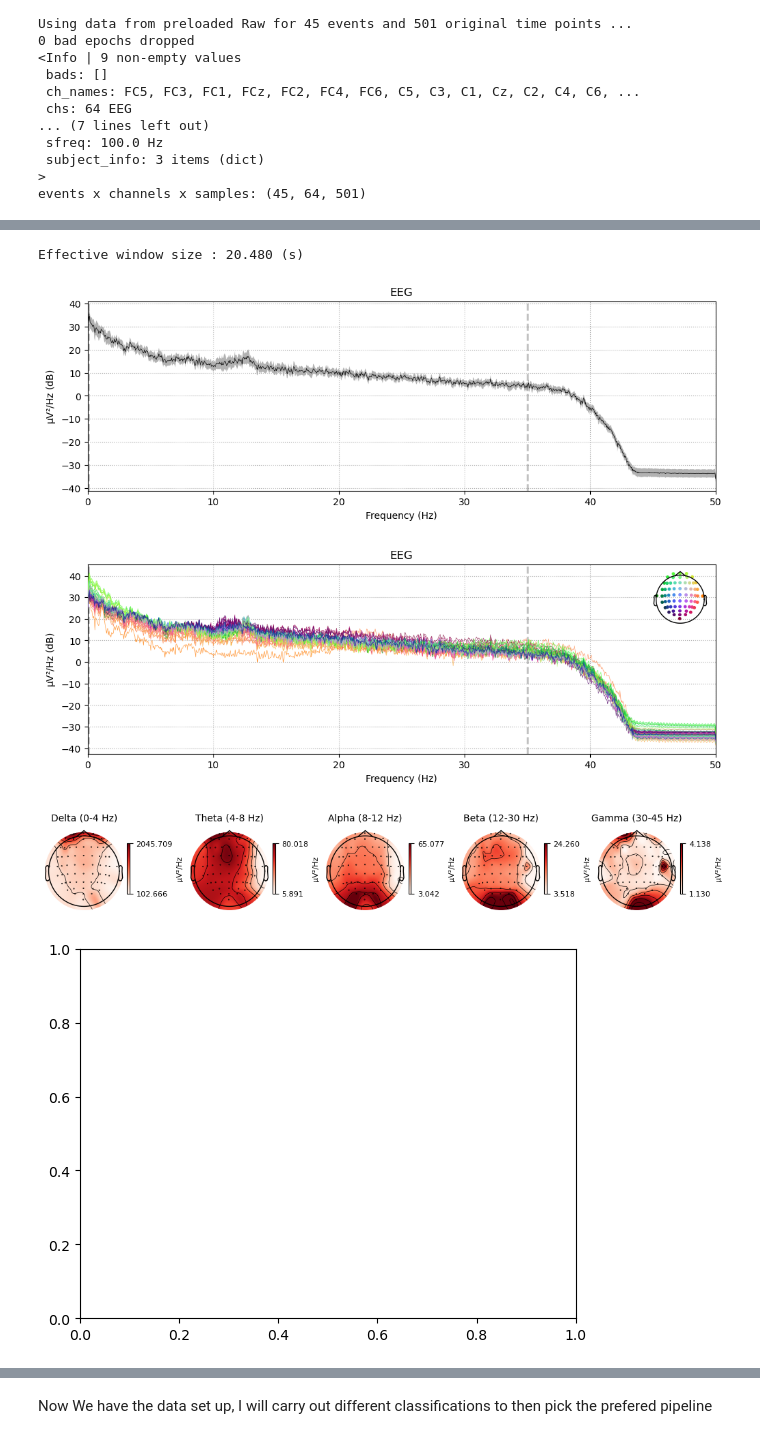
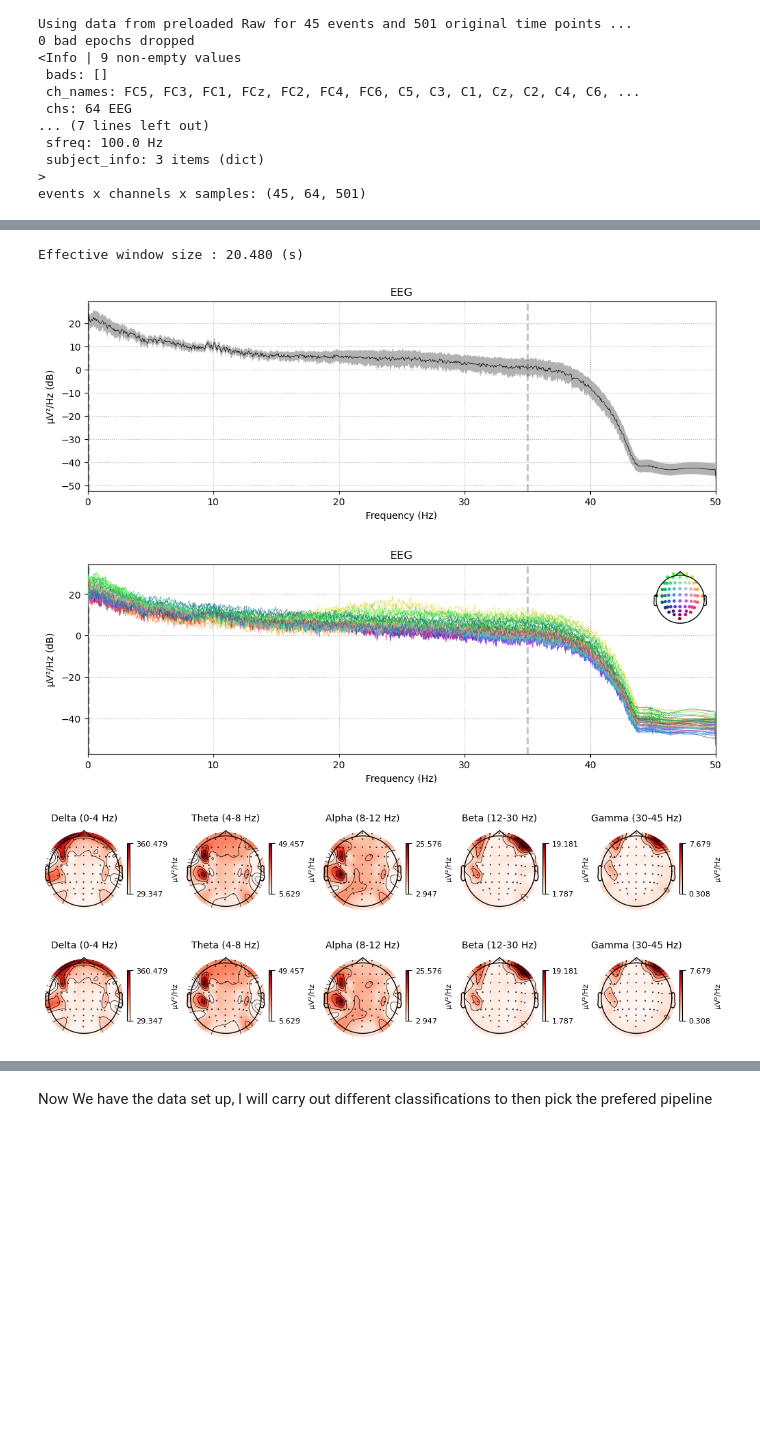
Before and after one commit to BelMaranhao/araya_test, a Jupyter notebook: arayaBCI.ipynb, the cells around one changed output, grey strips where cells are left out. Cells and saved outputs as stored; diff of their text form; code cells hidden in the pictures; blank space fills up the shorter version.

```diff
--- a/arayaBCI.ipynb
+++ b/arayaBCI.ipynb
@@ -48,8 +48,7 @@ from torch.utils.data import DataLoader
 import torch.optim as optim
 # %%
 #get mne dataset (raw)
-# Download the dataset if not already downloaded
-raw_fnames =eegbci.load_data(1, [6,10,14])# hands vs feet
+raw_fnames =eegbci.load_data(5, [6,10,14])# hands vs feet
 raws = [read_raw_edf(f, preload=True) for f in raw_fnames]
 raw = concatenate_raws(raws)
 # %% [output]
@@ -259,21 +247,20 @@ event dict:  {'T0': 1, 'T1': 2, 'T2': 3}
 # %%
 %matplotlib inline
 # psd figure
 spectrum = raw_data.compute_psd()
 spectrum.plot(average=True)
 
 # plot all channel
 spectrum.plot()
 
 # scalp topography
 spectrum.plot_topomap()
-plt.cla()
 # %% [output]
 Effective window size : 20.480 (s)
-[figure, old version]
+[figure, new version]
-[figure, old version]
+[figure, new version]
-[figure, old version]
+[figure, new version]
-[figure, old version]
+[figure, new version]
 # %%
 # visualize the average epochs fig for 2 classes
 epochs['feet'].plot_image(title='feet', combine='mean')
```
Also changed, not shown: parts of 31 cells of this notebook, 6 other files.
